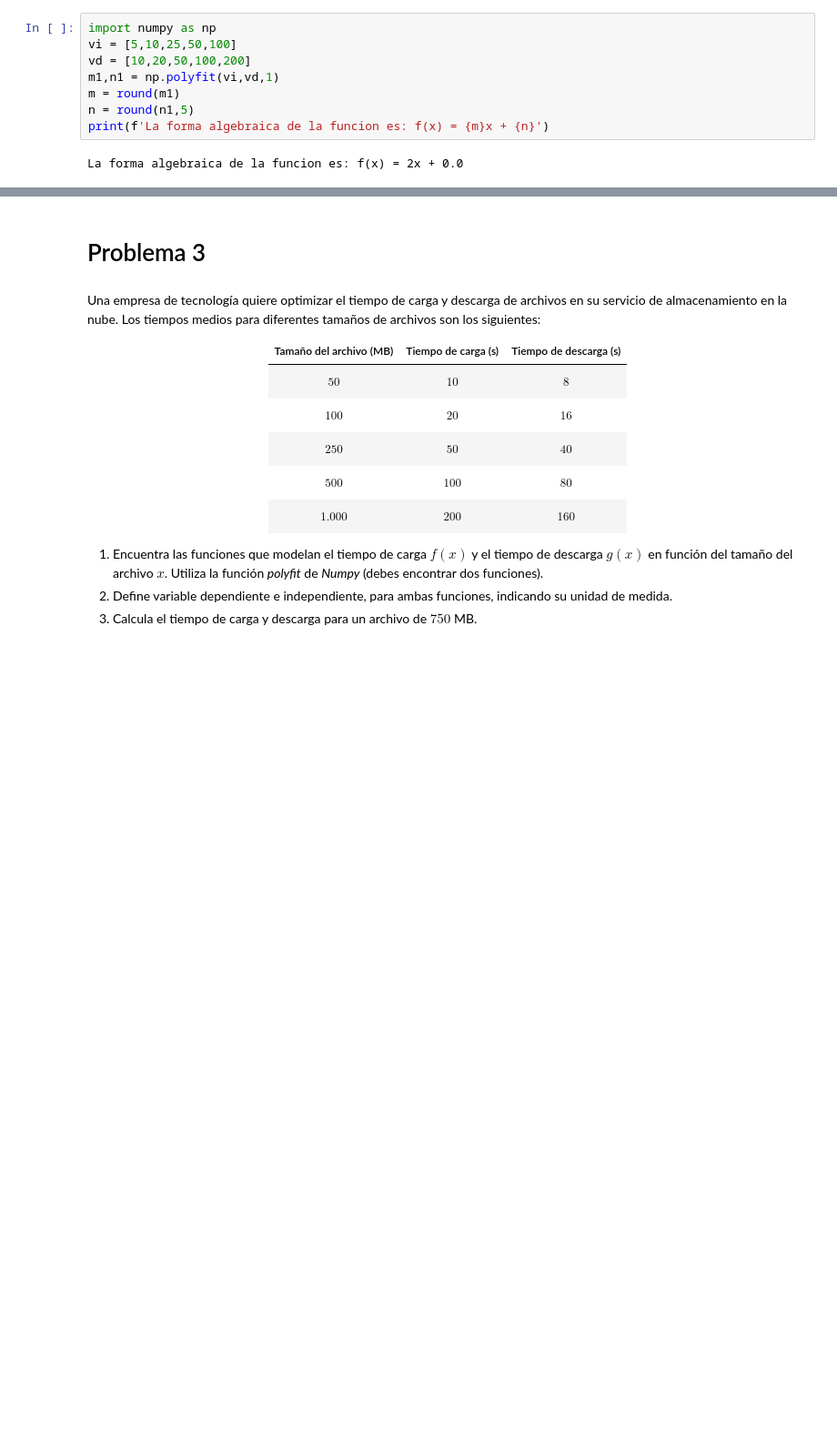
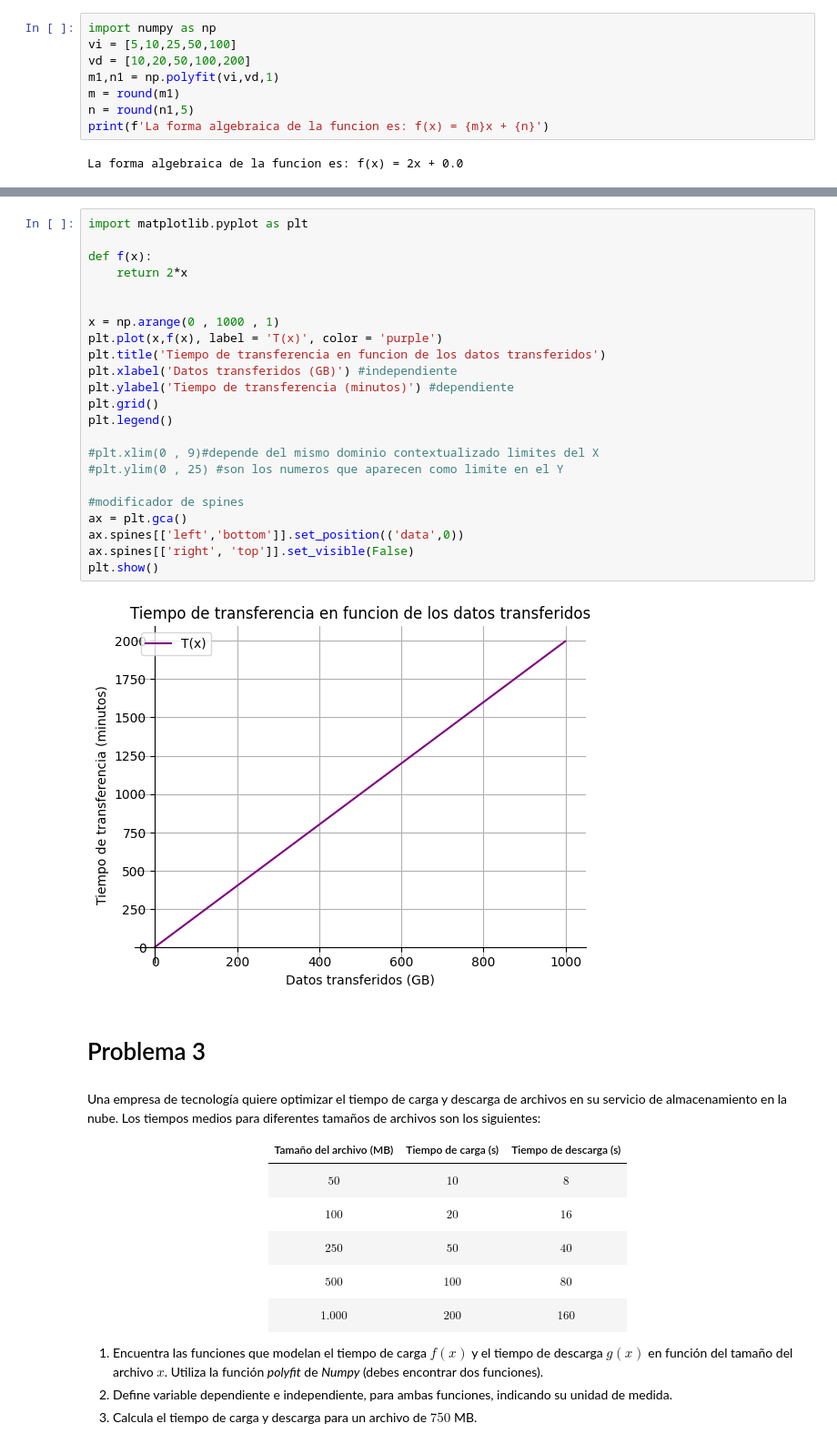
Before and after one commit to Cr1stoph/MAteAplicada, a Jupyter notebook: G2_Función_Lineal.ipynb, the cells around one changed output, grey strips where cells are left out. Shown: that part at 91% size. Cells and saved outputs as stored; diff of their text form; blank space fills up the shorter version.

```diff
--- a/G2_Función_Lineal.ipynb
+++ b/G2_Función_Lineal.ipynb
@@ -132,3 +153,28 @@ Por cada 1 giga equivale a
+# %%
+import matplotlib.pyplot as plt
+
+def f(x):
+    return 2*x
+
+
+x = np.arange(0 , 1000 , 1)
+plt.plot(x,f(x), label = 'T(x)', color = 'purple')
+plt.title('Tiempo de transferencia en funcion de los datos transferidos')
+plt.xlabel('Datos transferidos (GB)') #independiente
+plt.ylabel('Tiempo de transferencia (minutos)') #dependiente
+plt.grid()
+plt.legend()
+
+#plt.xlim(0 , 9)#depende del mismo dominio contextualizado limites del X
+#plt.ylim(0 , 25) #son los numeros que aparecen como limite en el Y
+
+#modificador de spines
+ax = plt.gca()
+ax.spines[['left','bottom']].set_position(('data',0))
+ax.spines[['right', 'top']].set_visible(False)
+plt.show()
+# %% [output]
+[figure, added]
 # %% [markdown]
 # Problema 3
 # %% [markdown]
```
Also changed, not shown: parts of 23 cells of this notebook.
